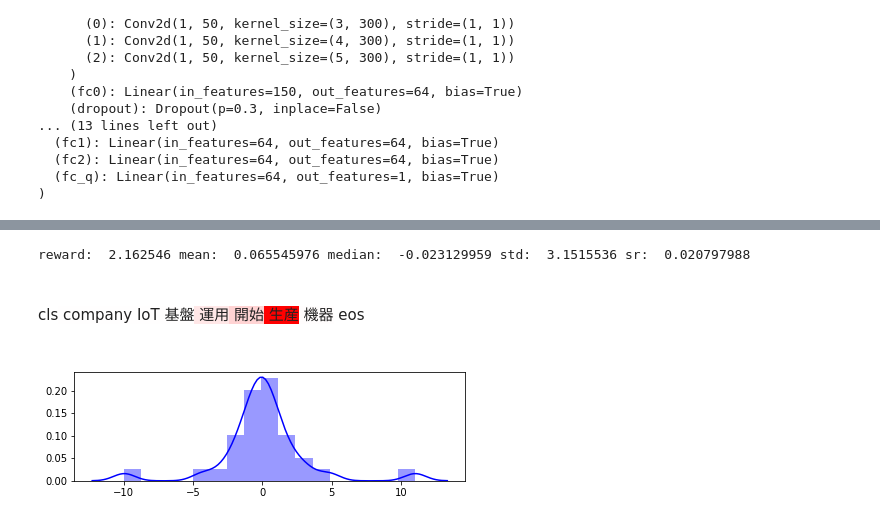
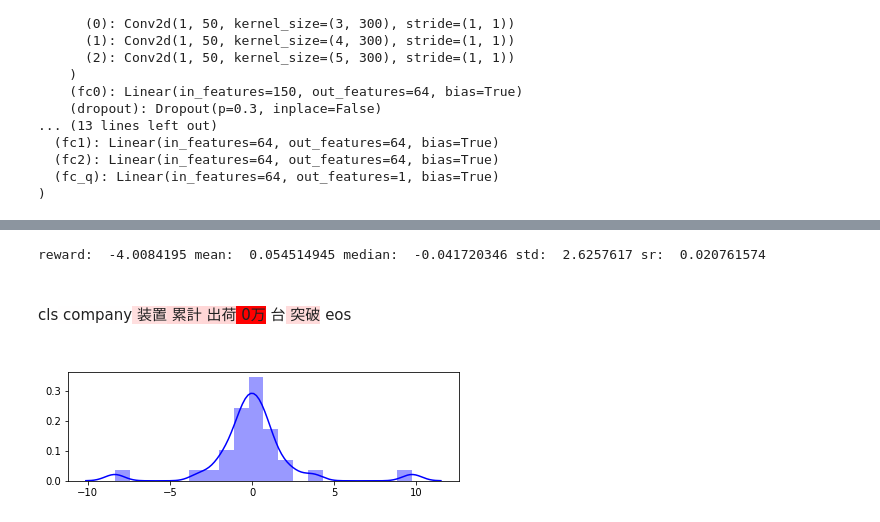
Before and after one commit to ShogoAkiyama/rltorch2, a Jupyter notebook: sentiment/iqn/visualizer.ipynb, the cells around one changed output, grey strips where cells are left out. Cells and saved outputs as stored; diff of their text form; code cells hidden in the pictures.

```diff
--- a/sentiment/iqn/visualizer.ipynb
+++ b/sentiment/iqn/visualizer.ipynb
@@ -225,7 +241,10 @@ def mk_html(sentence, attens):
 def blur_func(I, mask):
     return I * mask
 # %%
-idx = 1376
+# idx = 1377
+# idx = 1381
+idx = 1396
+
 eta0 = 0
 eta1 = 1
 
@@ -262,33 +281,33 @@ with torch.no_grad():
 pad_mask = np.ones([args.max_length])
 for j in range(args.max_length):
     if (sentence[j] == 0) or (sentence[j] == 1) \
             or (sentence[j] == 2) or (sentence[j] == 3):
         pad_mask[j] = 0
 
 # スコアを記憶する配列
 scores = np.zeros(args.max_length)   # saliency scores S(t,i,j)
 
 for j in range(0, args.max_length):
     # d=5としてその部分を描画する
     scores[j] = (L-l[j]).pow(2).sum().mul_(.5).item()
 #     scores[j] = (L-l[j]).sum().item()
 
 scores = scores * pad_mask
 saliency = scores / (np.abs(scores).max() + 1e-20)
 
 
 fig, ax = plt.subplots(1, figsize=(7, 2));
 sns.distplot(curr_q.view(-1).cpu().numpy(), color='blue', ax=ax)
 
 print('reward: ', rewards[idx],
           'mean: ', np.mean(curr_q.view(-1).cpu().numpy()),
           'median: ', np.median(curr_q.view(-1).cpu().numpy()),
           'std: ', np.std(curr_q.view(-1).cpu().numpy()),
           'sr: ', np.mean(curr_q.view(-1).cpu().numpy()) / np.std(curr_q.view(-1).cpu().numpy()))
 
 html_output = mk_html(states[idx], saliency)
 HTML(html_output)
 # %% [output]
-reward:  2.162546 mean:  0.065545976 median:  -0.023129959 std:  3.1515536 sr:  0.020797988
+reward:  -4.0084195 mean:  0.054514945 median:  -0.041720346 std:  2.6257617 sr:  0.020761574
-cls company IoT 基盤 運用 開始 生産 機器 eos
+cls company 装置 累計 出荷 0万 台 突破 eos
-[figure, old version]
+[figure, new version]
```
Also changed, not shown: parts of 4 cells of this notebook, 2 other files.
